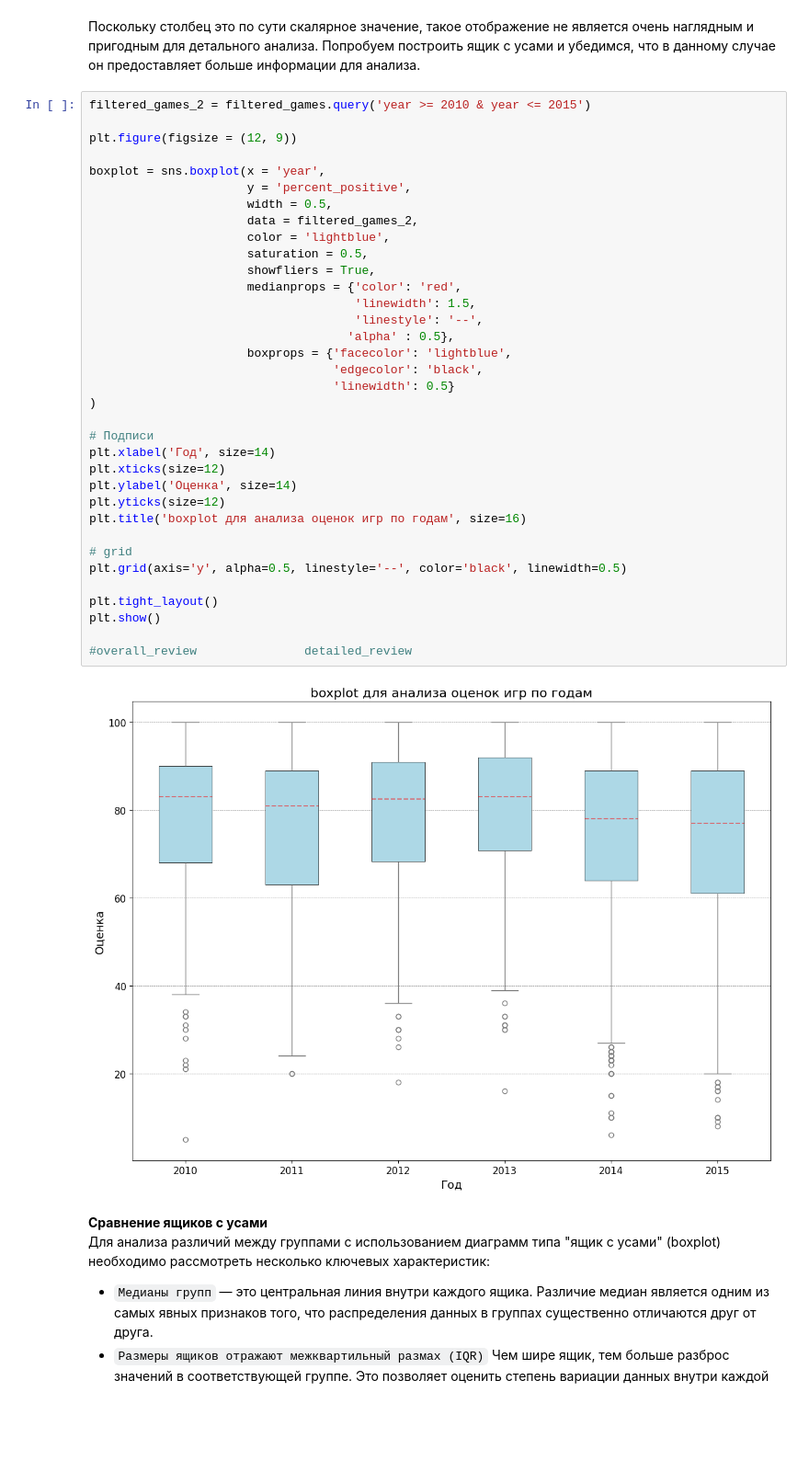
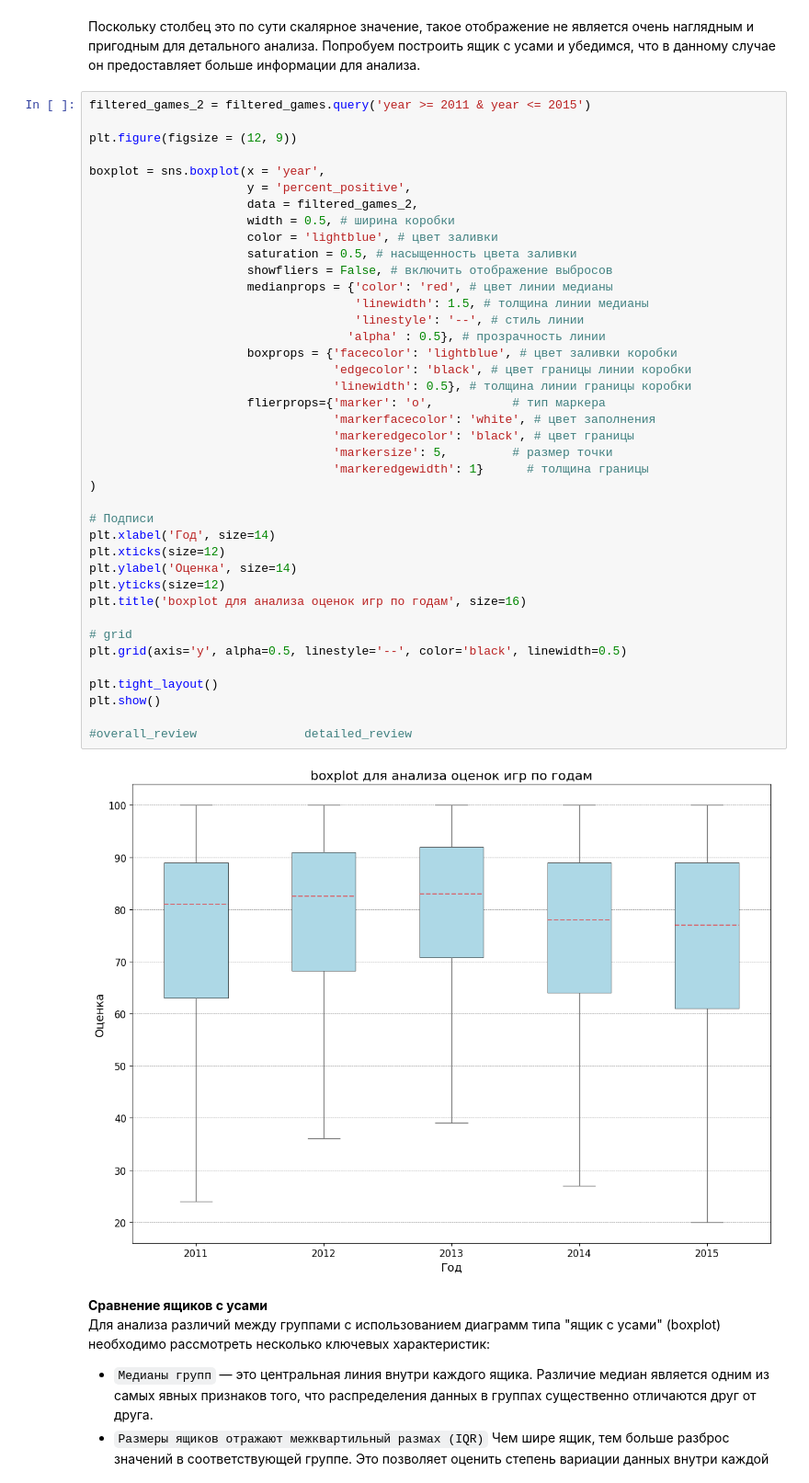
Before and after one commit to Korablinr54/Statistics, a Jupyter notebook: Взаимодействия между переменными.ipynb, the cells around one changed output. Shown at 92% size. Drawn from its saved outputs; the diff is of its cells as text; blank space fills up the shorter version.

```diff
--- a/Взаимодействия между переменными.ipynb
+++ b/Взаимодействия между переменными.ipynb
@@ -441,42 +441,47 @@ plt.show()
 # %% [markdown]
 Поскольку столбец это по сути скалярное значение, такое отображение не является очень наглядным и пригодным для детального анализа. Попробуем построить ящик с усами и убедимся, что в данному случае он предоставляет больше информации для анализа.
 # %%
-filtered_games_2 = filtered_games.query('year >= 2010 & year <= 2015')
+filtered_games_2 = filtered_games.query('year >= 2011 & year <= 2015')
 
 plt.figure(figsize = (12, 9))
 
 boxplot = sns.boxplot(x = 'year',
                       y = 'percent_positive',
-                      width = 0.5,
                       data = filtered_games_2,
-                      color = 'lightblue',
-                      saturation = 0.5,
-                      showfliers = True,
-                      medianprops = {'color': 'red',
-                                     'linewidth': 1.5,
-                                     'linestyle': '--',
-                                    'alpha' : 0.5},
-                      boxprops = {'facecolor': 'lightblue',
-                                  'edgecolor': 'black',
-                                  'linewidth': 0.5}
+                      width = 0.5, # ширина коробки
+                      color = 'lightblue', # цвет заливки
+                      saturation = 0.5, # насыщенность цвета заливки
+                      showfliers = False, # включить отображение выбросов
+                      medianprops = {'color': 'red', # цвет линии медианы
+                                     'linewidth': 1.5, # толщина линии медианы
+                                     'linestyle': '--', # стиль линии
+                                    'alpha' : 0.5}, # прозрачность линии
+                      boxprops = {'facecolor': 'lightblue', # цвет заливки коробки
+                                  'edgecolor': 'black', # цвет границы линии коробки
+                                  'linewidth': 0.5}, # толщина линии границы коробки
+                      flierprops={'marker': 'o',           # тип маркера
+                                  'markerfacecolor': 'white', # цвет заполнения
+                                  'markeredgecolor': 'black', # цвет границы
+                                  'markersize': 5,         # размер точки
+                                  'markeredgewidth': 1}      # толщина границы
 )
 
 # Подписи
 plt.xlabel('Год', size=14)
 plt.xticks(size=12)
 plt.ylabel('Оценка', size=14)
 plt.yticks(size=12)
 plt.title('boxplot для анализа оценок игр по годам', size=16)
 
 # grid
 plt.grid(axis='y', alpha=0.5, linestyle='--', color='black', linewidth=0.5)
 
 plt.tight_layout()
 plt.show()
 
 #overall_review               detailed_review
 # %% [output]
-[figure, old version]
+[figure, new version]
 # %% [markdown]
 **Сравнение ящиков с усами**
 Для анализа различий между группами с использованием диаграмм типа "ящик с усами" (boxplot) необходимо рассмотреть несколько ключевых характеристик:
```
Also changed, not shown: parts of 1 cell of this notebook.
